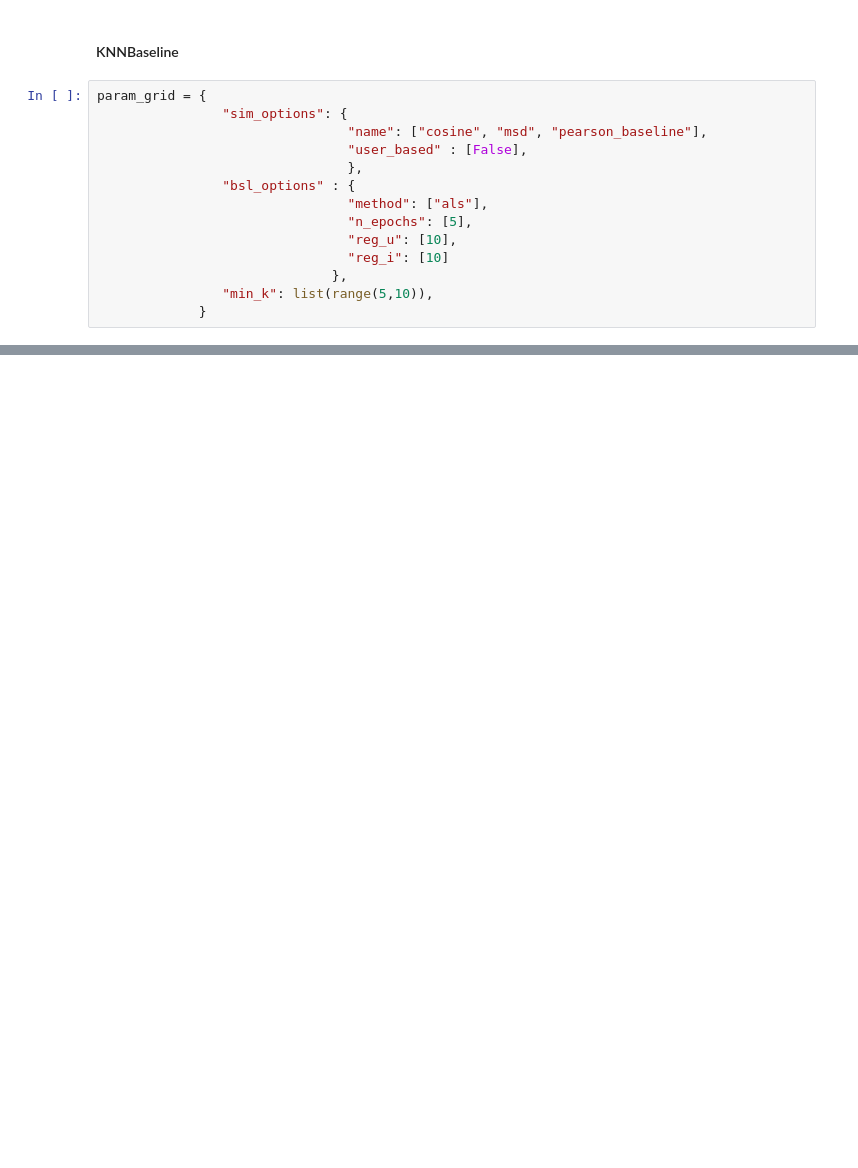
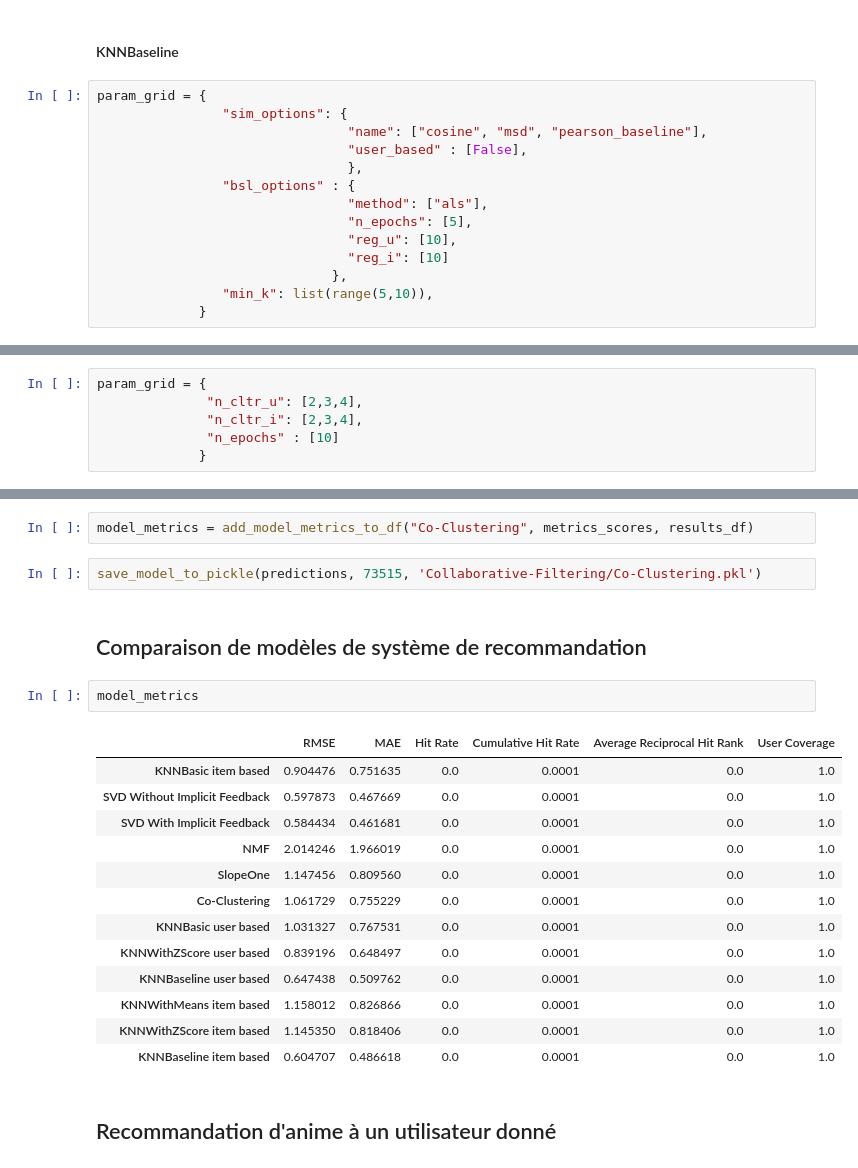
Before and after one commit to obenchekro/MyAnimeList-Recommandation-System, a Jupyter notebook: notebook/MyAnimeList Recommandation System copy.ipynb, the cells around one changed output, grey strips where cells are left out. Drawn from its saved outputs; the diff is of its cells as text; blank space fills up the shorter version.

```diff
--- a/notebook/MyAnimeList Recommandation System copy.ipynb
+++ b/notebook/MyAnimeList Recommandation System copy.ipynb
@@ -1532,0 +1855,6 @@ new_model.sort_values(by=['RMSE'], ascending=True).head(1).index[0]
+# %%
+param_grid = {
+              "n_cltr_u": [2,3,4],
+              "n_cltr_i": [2,3,4],
+              "n_epochs" : [10]
+             }
@@ -1533 +1883,25 @@ new_model.sort_values(by=['RMSE'], ascending=True).head(1).index[0]
+# %%
+model_metrics = add_model_metrics_to_df("Co-Clustering", metrics_scores, results_df)
+# %%
+save_model_to_pickle(predictions, 73515, 'Collaborative-Filtering/Co-Clustering.pkl')
+# %% [markdown]
+## Comparaison de modèles de système de recommandation
+# %%
+model_metrics
+# %% [output]
+|  | RMSE | MAE | Hit Rate | Cumulative Hit Rate | Average Reciprocal Hit Rank | User Coverage |
+| KNNBasic item based | 0.904476 | 0.751635 | 0.0 | 0.0001 | 0.0 | 1.0 |
+| SVD Without Implicit Feedback | 0.597873 | 0.467669 | 0.0 | 0.0001 | 0.0 | 1.0 |
+| SVD With Implicit Feedback | 0.584434 | 0.461681 | 0.0 | 0.0001 | 0.0 | 1.0 |
+| NMF | 2.014246 | 1.966019 | 0.0 | 0.0001 | 0.0 | 1.0 |
+| SlopeOne | 1.147456 | 0.809560 | 0.0 | 0.0001 | 0.0 | 1.0 |
+| Co-Clustering | 1.061729 | 0.755229 | 0.0 | 0.0001 | 0.0 | 1.0 |
+| KNNBasic user based | 1.031327 | 0.767531 | 0.0 | 0.0001 | 0.0 | 1.0 |
+| KNNWithZScore user based | 0.839196 | 0.648497 | 0.0 | 0.0001 | 0.0 | 1.0 |
+| KNNBaseline user based | 0.647438 | 0.509762 | 0.0 | 0.0001 | 0.0 | 1.0 |
+| KNNWithMeans item based | 1.158012 | 0.826866 | 0.0 | 0.0001 | 0.0 | 1.0 |
+| KNNWithZScore item based | 1.145350 | 0.818406 | 0.0 | 0.0001 | 0.0 | 1.0 |
+| KNNBaseline item based | 0.604707 | 0.486618 | 0.0 | 0.0001 | 0.0 | 1.0 |
+# %% [markdown]
+## Recommandation d'anime à un utilisateur donné
 # %%
```
Also changed, not shown: parts of 167 cells of this notebook.
